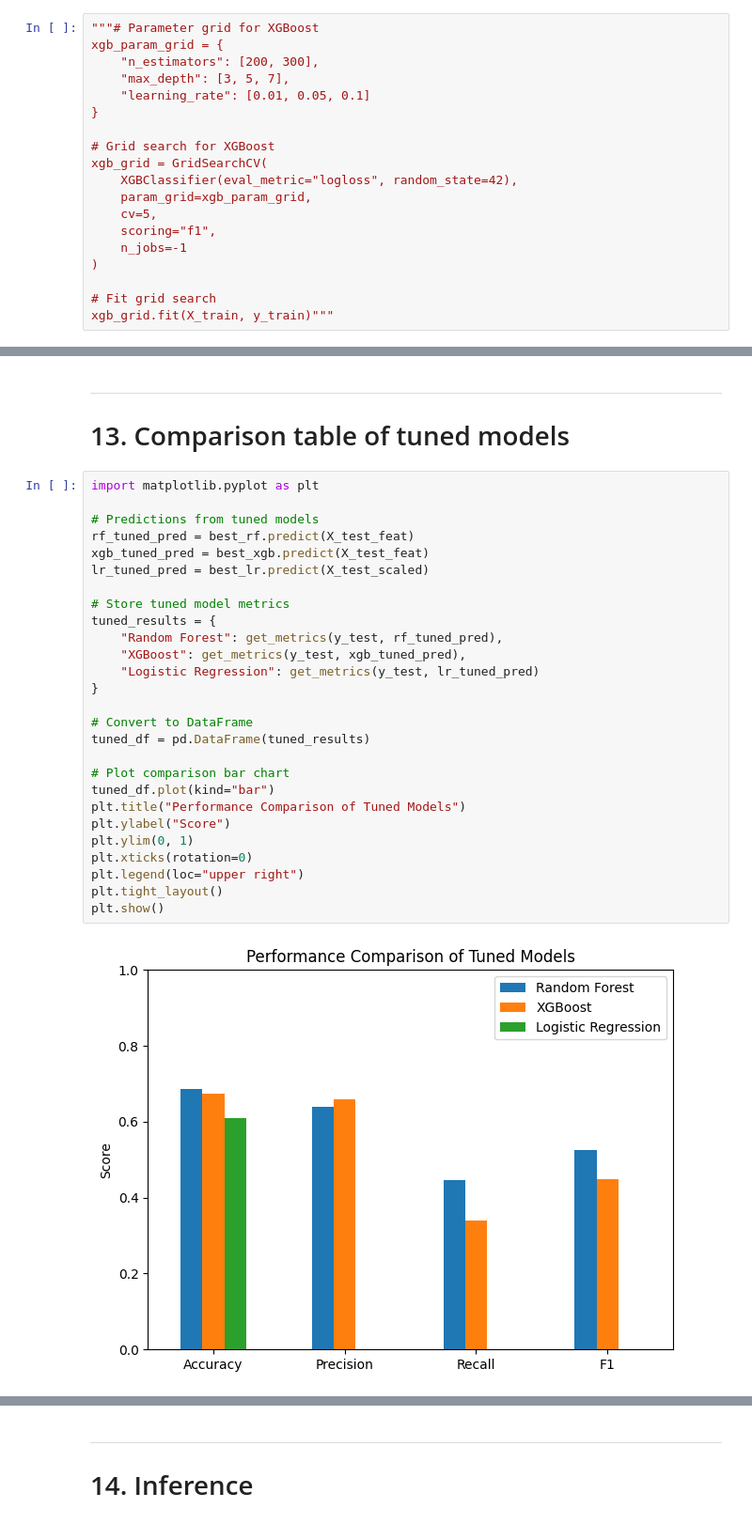
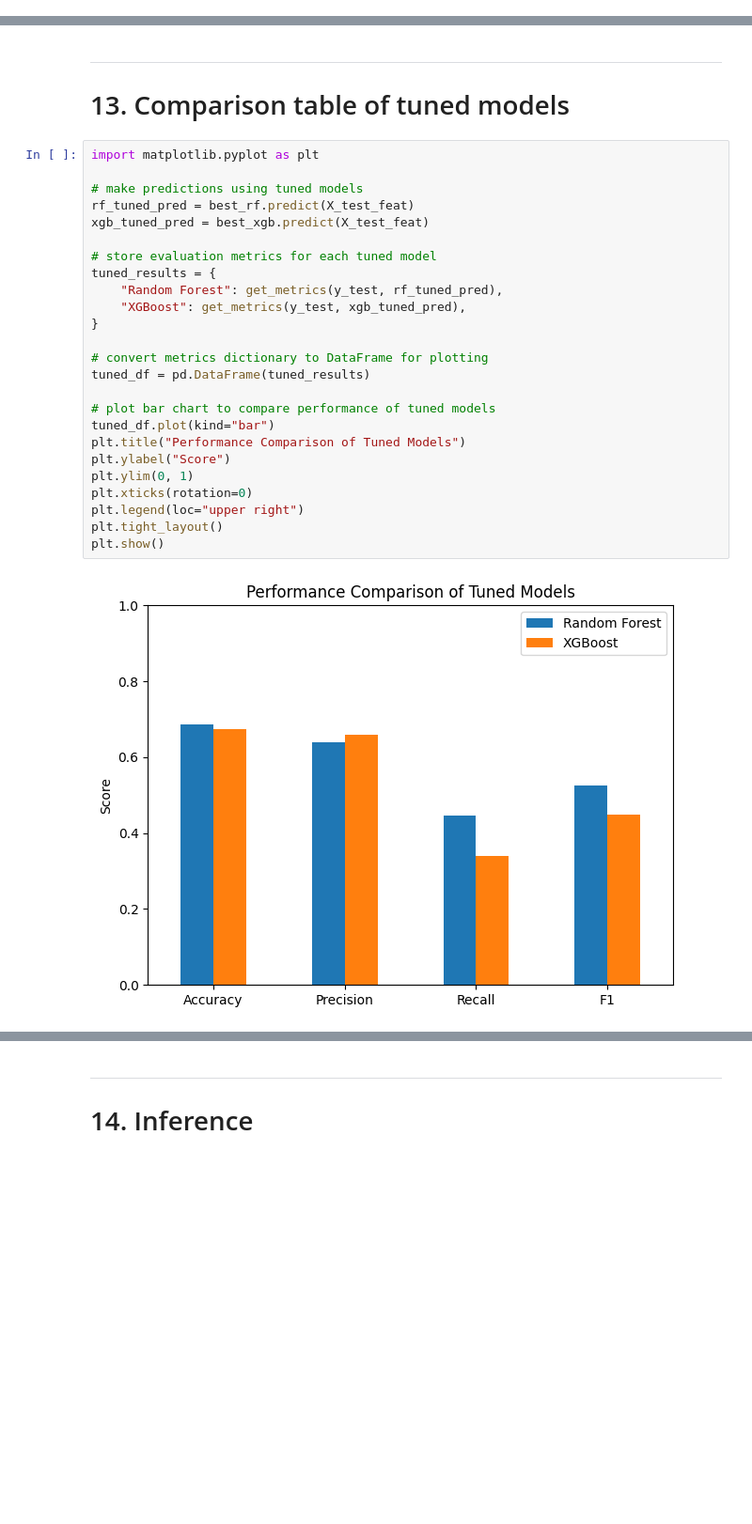
Before and after one commit to Natashaa7/Water-Potability-Classification, a Jupyter notebook: Water-Potability-Classifier.ipynb, the cells around one changed output, grey strips where cells are left out. Shown at 94% size. Drawn from its saved outputs; the diff is of its cells as text; blank space fills up the shorter version.

```diff
--- a/Water-Potability-Classifier.ipynb
+++ b/Water-Potability-Classifier.ipynb
@@ -1120,19 +909,0 @@ print("Best ROC-AUC:", xgb_grid.best_score_)"""
-# %%
-"""# Parameter grid for XGBoost
-xgb_param_grid = {
-    "n_estimators": [200, 300],
-    "max_depth": [3, 5, 7],
-    "learning_rate": [0.01, 0.05, 0.1]
-}
-
-# Grid search for XGBoost
-xgb_grid = GridSearchCV(
-    XGBClassifier(eval_metric="logloss", random_state=42),
-    param_grid=xgb_param_grid,
-    cv=5,
-    scoring="f1",
-    n_jobs=-1
-)
-
-# Fit grid search
-xgb_grid.fit(X_train, y_train)"""
@@ -1495,30 +1101,28 @@ plt.show()
 # %%
 import matplotlib.pyplot as plt
 
-# Predictions from tuned models
+# make predictions using tuned models
 rf_tuned_pred = best_rf.predict(X_test_feat)
 xgb_tuned_pred = best_xgb.predict(X_test_feat)
-lr_tuned_pred = best_lr.predict(X_test_scaled)
 
-# Store tuned model metrics
+# store evaluation metrics for each tuned model
 tuned_results = {
     "Random Forest": get_metrics(y_test, rf_tuned_pred),
     "XGBoost": get_metrics(y_test, xgb_tuned_pred),
-    "Logistic Regression": get_metrics(y_test, lr_tuned_pred)
 }
 
-# Convert to DataFrame
+# convert metrics dictionary to DataFrame for plotting
 tuned_df = pd.DataFrame(tuned_results)
 
-# Plot comparison bar chart
+# plot bar chart to compare performance of tuned models
 tuned_df.plot(kind="bar")
 plt.title("Performance Comparison of Tuned Models")
 plt.ylabel("Score")
 plt.ylim(0, 1)
 plt.xticks(rotation=0)
 plt.legend(loc="upper right")
 plt.tight_layout()
 plt.show()
 # %% [output]
-[figure, old version]
+[figure, new version]
 # %% [markdown]
```
Also changed, not shown: parts of 115 cells of this notebook.
